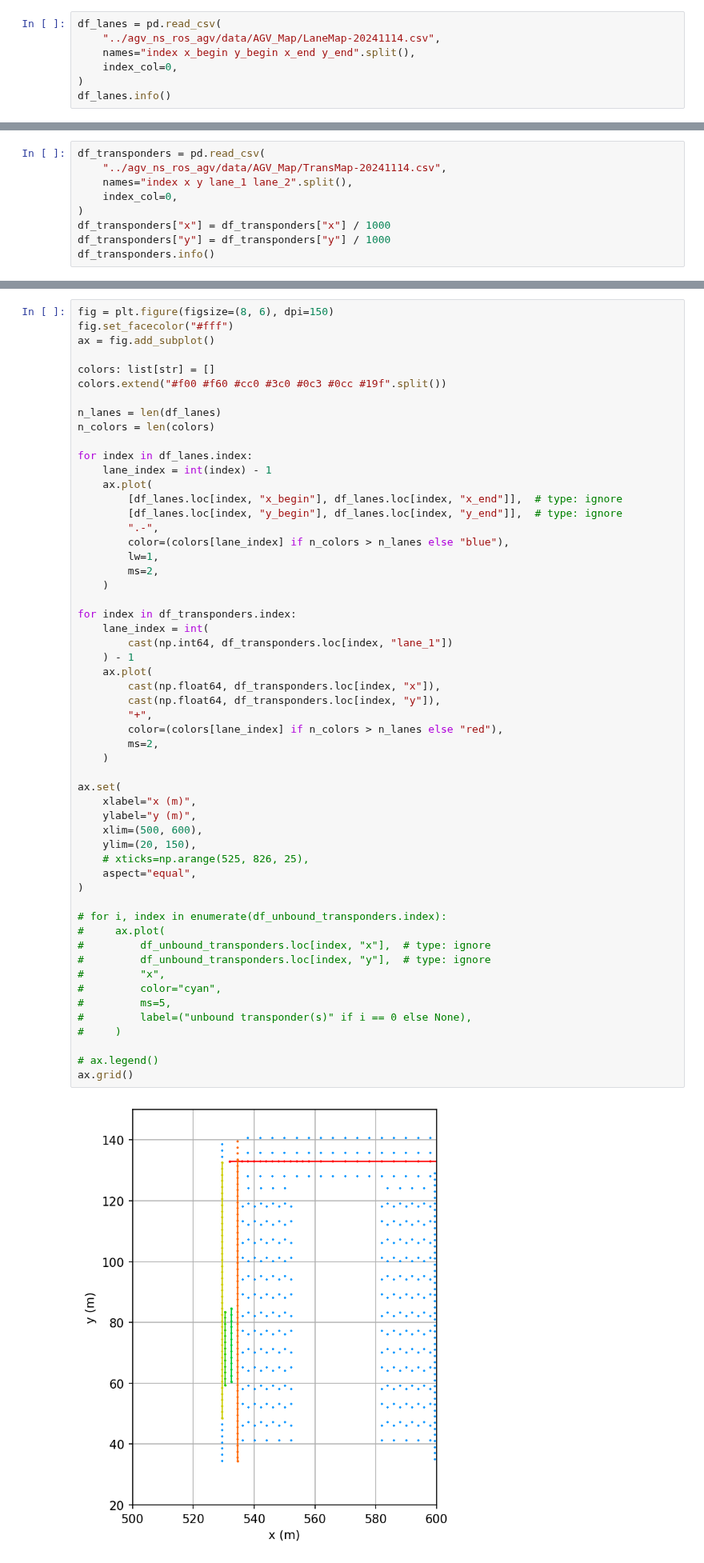
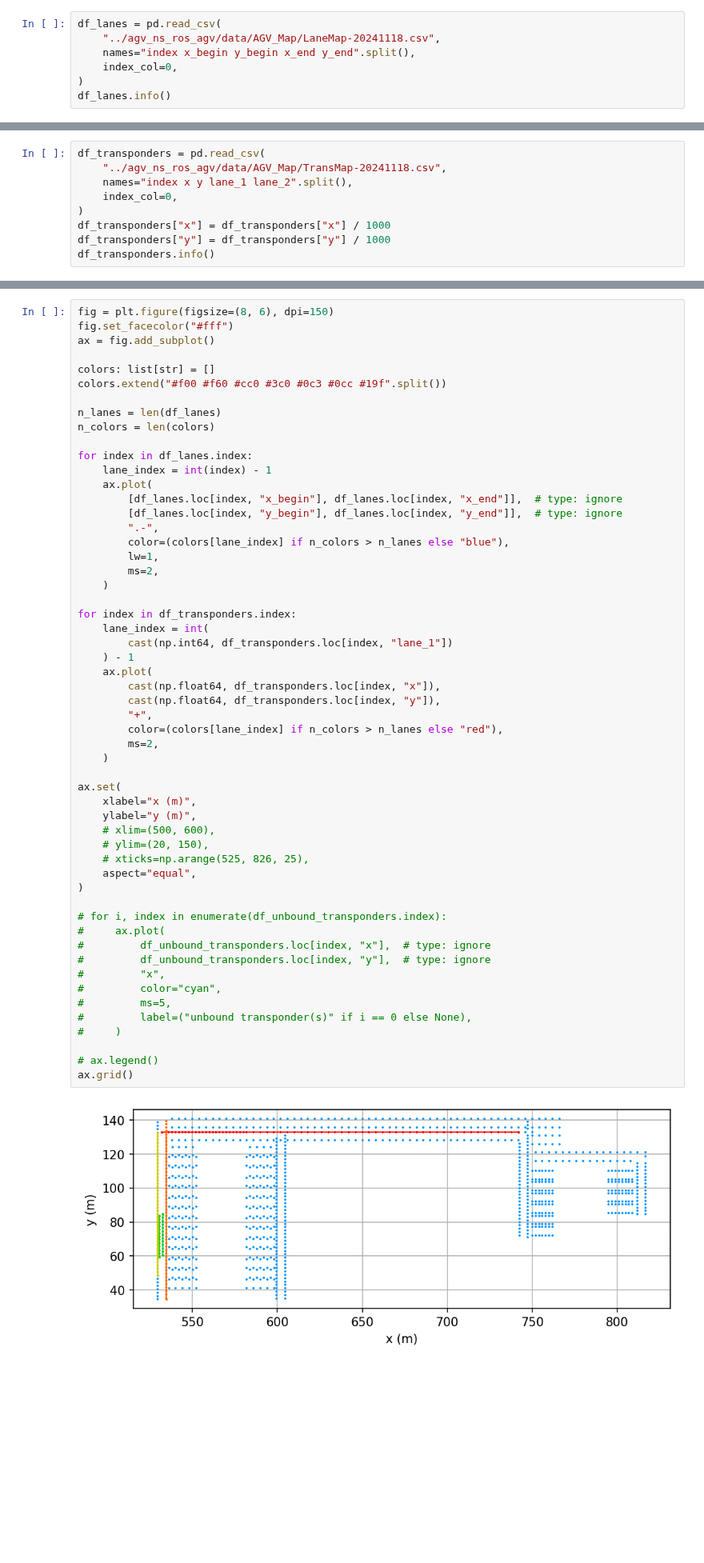
Before and after one commit to PeterAlbus/agv_parameter_visualization, a Jupyter notebook: map_agv.ipynb, the cells around one changed output, grey strips where cells are left out. Shown at 80% size. Saved outputs shown, nothing was run; the diff lists cells and outputs as text; blank space fills up the shorter version.

```diff
--- a/map_agv.ipynb
+++ b/map_agv.ipynb
@@ -6,7 +6,7 @@ import numpy as np
 import pandas as pd
 # %%
 df_lanes = pd.read_csv(
-    "../agv_ns_ros_agv/data/AGV_Map/LaneMap-20241114.csv",
+    "../agv_ns_ros_agv/data/AGV_Map/LaneMap-20241118.csv",
     names="index x_begin y_begin x_end y_end".split(),
     index_col=0,
 )
@@ -25,7 +25,7 @@ dtypes: float64(4)
 memory usage: 200.0 bytes
 # %%
 df_transponders = pd.read_csv(
-    "../agv_ns_ros_agv/data/AGV_Map/TransMap-20241114.csv",
+    "../agv_ns_ros_agv/data/AGV_Map/TransMap-20241118.csv",
     names="index x y lane_1 lane_2".split(),
     index_col=0,
 )
@@ -92,33 +92,33 @@ for index in df_transponders.index:
         cast(np.int64, df_transponders.loc[index, "lane_1"])
     ) - 1
     ax.plot(
         cast(np.float64, df_transponders.loc[index, "x"]),
         cast(np.float64, df_transponders.loc[index, "y"]),
         "+",
         color=(colors[lane_index] if n_colors > n_lanes else "red"),
         ms=2,
     )
 
 ax.set(
     xlabel="x (m)",
     ylabel="y (m)",
-    xlim=(500, 600),
-    ylim=(20, 150),
+    # xlim=(500, 600),
+    # ylim=(20, 150),
     # xticks=np.arange(525, 826, 25),
     aspect="equal",
 )
 
 # for i, index in enumerate(df_unbound_transponders.index):
 #     ax.plot(
 #         df_unbound_transponders.loc[index, "x"],  # type: ignore
 #         df_unbound_transponders.loc[index, "y"],  # type: ignore
 #         "x",
 #         color="cyan",
 #         ms=5,
 #         label=("unbound transponder(s)" if i == 0 else None),
 #     )
 
 # ax.legend()
 ax.grid()
 # %% [output]
-[figure, old version]
+[figure, new version]
```
Also changed, not shown: parts of 2 cells of this notebook, 1 other file.
